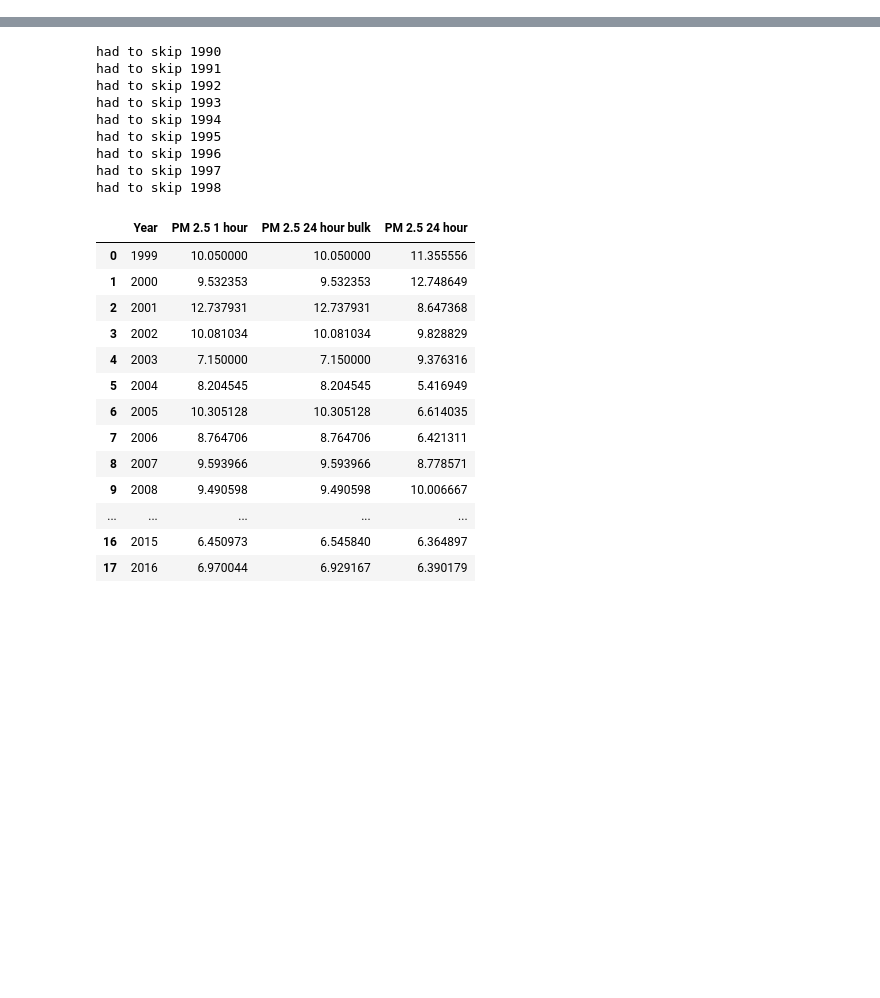
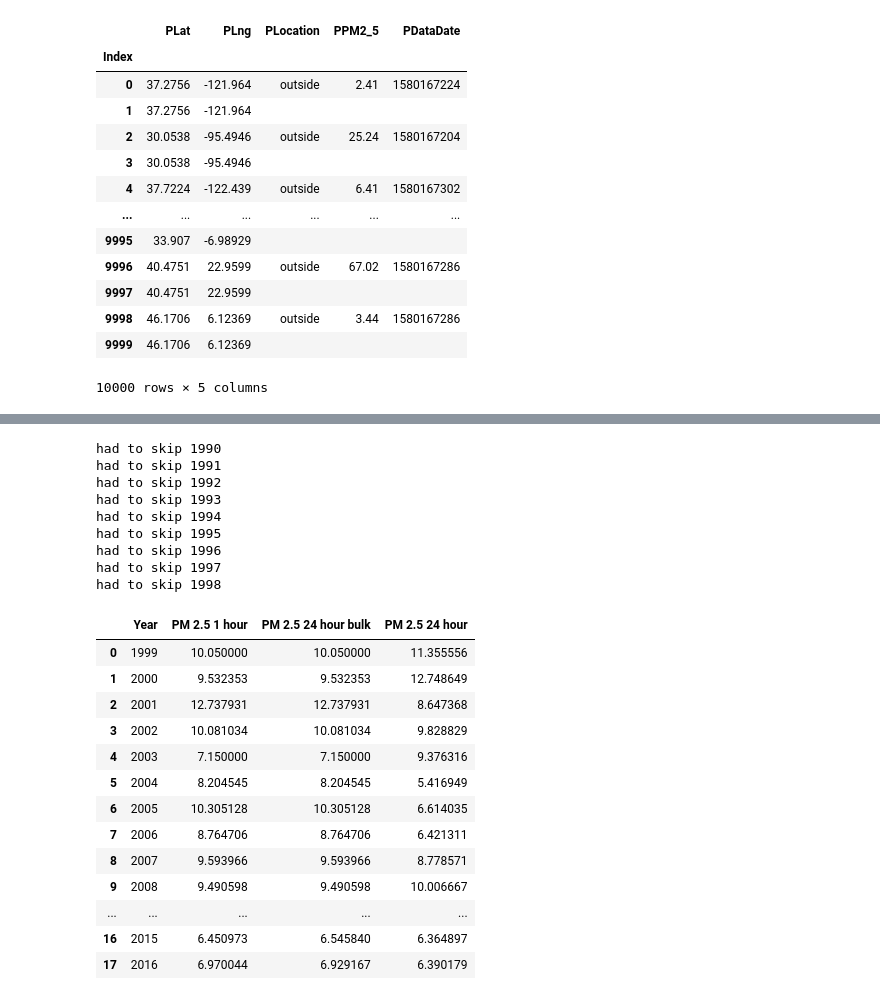
Before and after one commit to abbylemon/fake-news, a Jupyter notebook: AirQuality.ipynb, the cells around one changed output, grey strips where cells are left out. Saved outputs shown, nothing was run; the diff lists cells and outputs as text; code cells hidden in the pictures; blank space fills up the shorter version.

Commit message:
got purple air api to work

```diff
--- a/AirQuality.ipynb
+++ b/AirQuality.ipynb
@@ -48,0 +12,44 @@ KeyError: 'results'
+# %%
+# PurpleAir API
+
+purple_air_df = pd.DataFrame()
+purple_air_df['Index'] = [x for x in range(10000)]
+purple_air_df = purple_air_df.set_index('Index')
+purple_air_df['PLat'] = ""
+purple_air_df['PLng'] = ""
+purple_air_df['PLocation'] = ""
+purple_air_df['PPM2_5'] = ""
+purple_air_df['PDataDate'] = ""
+
+base_url = "https://www.purpleair.com/json"
+response = requests.get(base_url).json()
+
+for index, row in purple_air_df.iterrows():
+
+    try:
+        purple_air_df.loc[index, 'PLat'] = response['results'][index]['Lat']
+        purple_air_df.loc[index, 'PLng'] = response['results'][index]['Lon']
+        purple_air_df.loc[index, 'PLocation'] = response['results'][index]['DEVICE_LOCATIONTYPE']
+        purple_air_df.loc[index, 'PPM2_5'] = response['results'][index]['PM2_5Value']
+        purple_air_df.loc[index, 'PDataDate'] = response['results'][index]['LastSeen']
+#         could also pull time since last seen and only grab values from the last hour
+    except:
+        pass
+
+purple_air_df = purple_air_df.dropna()
+purple_air_df
+# %% [output]
+|  | PLat | PLng | PLocation | PPM2_5 | PDataDate |
+| Index |  |  |  |  |  |
+| 0 | 37.2756 | -121.964 | outside | 2.41 | 1580167224 |
+| 1 | 37.2756 | -121.964 |  |  |  |
+| 2 | 30.0538 | -95.4946 | outside | 25.24 | 1580167204 |
+| 3 | 30.0538 | -95.4946 |  |  |  |
+| 4 | 37.7224 | -122.439 | outside | 6.41 | 1580167302 |
+| ... | ... | ... | ... | ... | ... |
+| 9995 | 33.907 | -6.98929 |  |  |  |
+| 9996 | 40.4751 | 22.9599 | outside | 67.02 | 1580167286 |
+| 9997 | 40.4751 | 22.9599 |  |  |  |
+| 9998 | 46.1706 | 6.12369 | outside | 3.44 | 1580167286 |
+| 9999 | 46.1706 | 6.12369 |  |  |  |
+10000 rows × 5 columns
```
Also changed, not shown: parts of 2 cells of this notebook.
